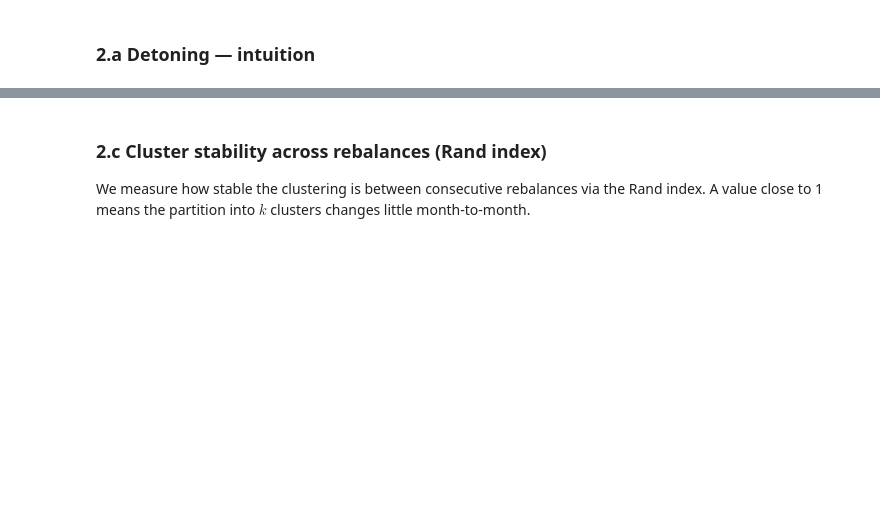
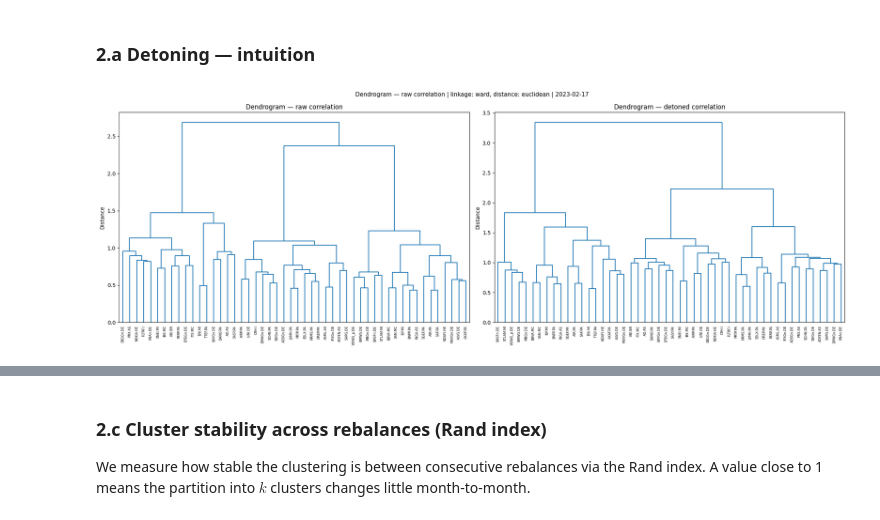
Before and after one commit to GabrielDelhay/FinEng_group6_2, a Jupyter notebook: assignment5_BS/ex4b_notebook.ipynb, the cells around one changed output, grey strips where cells are left out. Cells and saved outputs as stored; diff of their text form; code cells hidden in the pictures; blank space fills up the shorter version.

```diff
--- a/assignment5_BS/ex4b_notebook.ipynb
+++ b/assignment5_BS/ex4b_notebook.ipynb
@@ -231,4 +231,93 @@ Avg Turnover (%)    1.89           1.36        2.26
 # %% [markdown]
 ### 2.a Detoning — intuition
 # %%
-# !!! COMPLETE AS APPROPRIATE !!!
+last_date = all_dates[-1]  # We work on the last available rebalance date
+
+# Retrieve the sample covariance for the last rebalance date and convert it to a correlation matrix using the utility function.
+last_cov = covariances[last_date]["sample"]
+last_corr = covariance_to_correlation(last_cov)
+
+last_corr_detoned = detone(corr_matrix=last_corr, components_num=1)
+# DETONING
+# Removes the rank-1 market component and rescales the diagonal back to 1, so that the remaining structure reflects purely sectoral / idiosyncratic relationships.
+last_corr_detoned = detone(corr_matrix=last_corr, components_num=1)
+
+tickers = universes[last_date]
+
+# Wrap both correlation matrices in DataFrames to carry ticker labels through the pipeline (covariance_to_correlation and detone lose them)
+last_corr_df         = pd.DataFrame(last_corr,         index=tickers, columns=tickers)
+last_corr_detoned_df = pd.DataFrame(last_corr_detoned, index=tickers, columns=tickers)
+
+# Build linkage matrices
+# Convert each correlation matrix to the HRP distance, then run Ward hierarchical clustering. Build both raw and detoned
+dist_raw     = correlation_to_hrp_distance(last_corr)
+dist_detoned = correlation_to_hrp_distance(last_corr_detoned)
+
+link_raw = hierarchical_clustering(
+    matrix=pd.DataFrame(dist_raw,     index=tickers, columns=tickers),
+    linkage_method="ward",
+    distance_metric="euclidean",
+)
+link_detoned = hierarchical_clustering(
+    matrix=pd.DataFrame(dist_detoned, index=tickers, columns=tickers),
+    linkage_method="ward",
+    distance_metric="euclidean",
+)
+
+# QUASI-DIAGONALISATION
+# Reorder the correlation matrix following the dendrogram leaf order so that highly correlated assets appear close to the diagonal, revealing the
+# block structure visually.
+leaf_order_raw     = sch.leaves_list(link_raw.values)
+leaf_order_detoned = sch.leaves_list(link_detoned.values)
+
+quasi_diag_raw     = last_corr_df.iloc[leaf_order_raw,     leaf_order_raw]
+quasi_diag_detoned = last_corr_detoned_df.iloc[leaf_order_detoned, leaf_order_detoned]
+
+# --- Plot 1: dendrograms -----------------------------------------------------
+fig, axes = plt.subplots(1, 2, figsize=(20, 7))
+for ax, link, title in zip(
+    axes,
+    [link_raw, link_detoned],
+    ["Dendrogram — raw correlation", "Dendrogram — detoned correlation"],
+):
+    sch.dendrogram(
+        link.values,
+        labels=tickers,
+        ax=ax,
+        color_threshold=0,
+        leaf_rotation=90,
+        leaf_font_size=6,
+    )
+    ax.set_title(title)
+    ax.set_ylabel("Distance")
+
+fig.suptitle(
+    f"Dendrogram — raw correlation | linkage: ward, distance: euclidean | {last_date}",
+    fontsize=11,
+)
+plt.tight_layout()
+plt.show()
+
+# --- Plot 2: quasi-diagonalised correlation matrices -------------------------
+fig, axes = plt.subplots(1, 2, figsize=(20, 9))
+for ax, matrix, title in zip(
+    axes,
+    [quasi_diag_raw, quasi_diag_detoned],
+    ["Quasi-diagonalised — raw correlation", "Quasi-diagonalised — detoned correlation"],
+):
+    im = ax.imshow(matrix.values, cmap="RdYlGn", vmin=-1, vmax=1, aspect="auto")
+    ax.set_xticks(range(len(matrix.columns)))
+    ax.set_yticks(range(len(matrix.index)))
+    ax.set_xticklabels(matrix.columns, rotation=90, fontsize=5)
+    ax.set_yticklabels(matrix.index, fontsize=5)
+    ax.set_title(title)
+    plt.colorbar(im, ax=ax)
+
+fig.suptitle(
+    f"Quasi-diagonalised — raw vs detoned | linkage: ward, distance: euclidean | {last_date}",
+    fontsize=11,
+)
+plt.tight_layout()
+plt.show()
+# %% [output]
+[figure, added]
```
Also changed, not shown: parts of 2 cells of this notebook, 1 other file.
